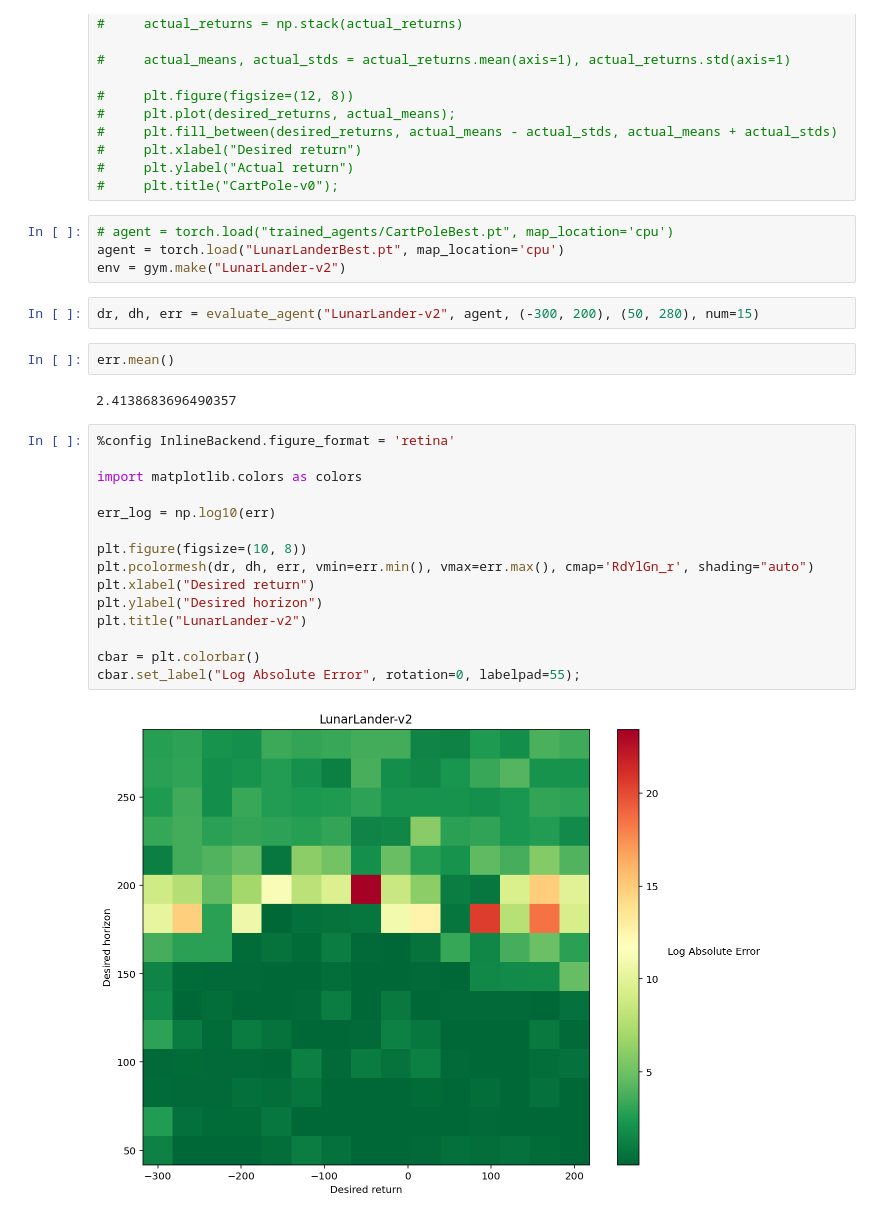
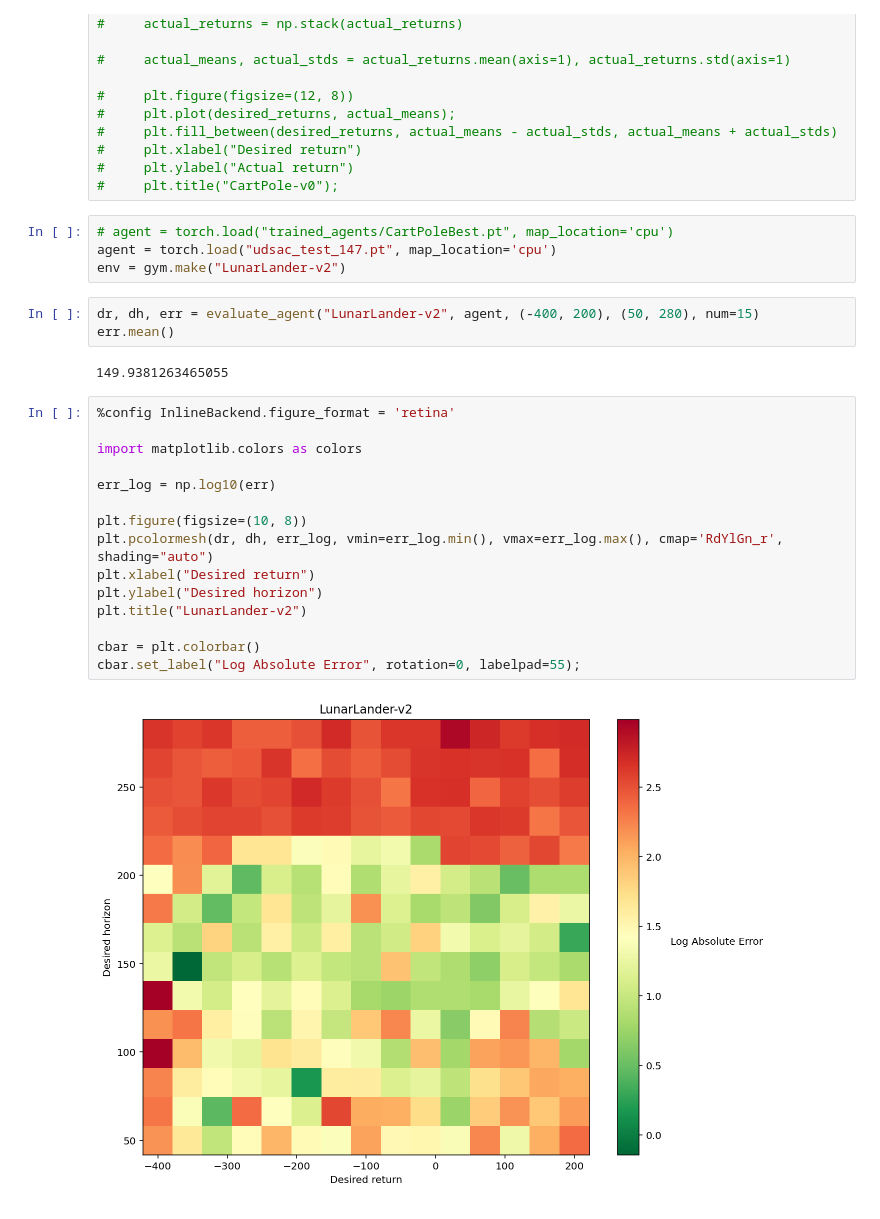
Before and after one commit to Howuhh/top_secret_udsac, a Jupyter notebook: controller_test.ipynb, the cells around one changed output. Cells and saved outputs as stored; diff of their text form.

Commit message:
more tests

```diff
--- a/controller_test.ipynb
+++ b/controller_test.ipynb
@@ -23,28 +23,27 @@ from core import MeanController, Episode
 #     plt.title("CartPole-v0");
 # %%
 # agent = torch.load("trained_agents/CartPoleBest.pt", map_location='cpu')
-agent = torch.load("LunarLanderBest.pt", map_location='cpu')
+agent = torch.load("udsac_test_147.pt", map_location='cpu')
 env = gym.make("LunarLander-v2")
 # %%
-dr, dh, err = evaluate_agent("LunarLander-v2", agent, (-300, 200), (50, 280), num=15)
+dr, dh, err = evaluate_agent("LunarLander-v2", agent, (-400, 200), (50, 280), num=15)
+err.mean()
+# %% [output]
+149.9381263465055
-# %%
-err.mean()
-# %% [output]
-2.4138683696490357
 # %%
 %config InlineBackend.figure_format = 'retina'
 
 import matplotlib.colors as colors
 
 err_log = np.log10(err)
 
 plt.figure(figsize=(10, 8))
-plt.pcolormesh(dr, dh, err, vmin=err.min(), vmax=err.max(), cmap='RdYlGn_r', shading="auto")
+plt.pcolormesh(dr, dh, err_log, vmin=err_log.min(), vmax=err_log.max(), cmap='RdYlGn_r', shading="auto")
 plt.xlabel("Desired return")
 plt.ylabel("Desired horizon")
 plt.title("LunarLander-v2")
 
 cbar = plt.colorbar()
 cbar.set_label("Log Absolute Error", rotation=0, labelpad=55);
 # %% [output]
-[figure, old version]
+[figure, new version]
```
Also changed, not shown: parts of 5 cells of this notebook, 1 other file.
